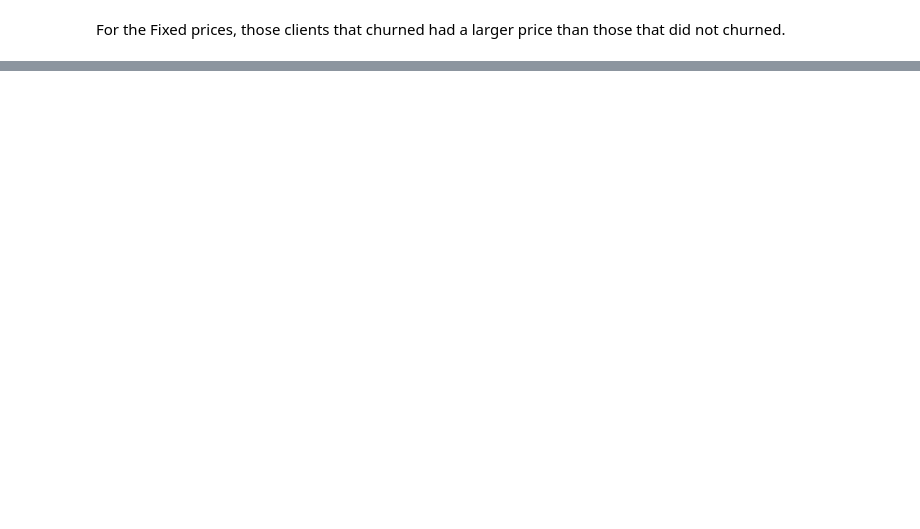
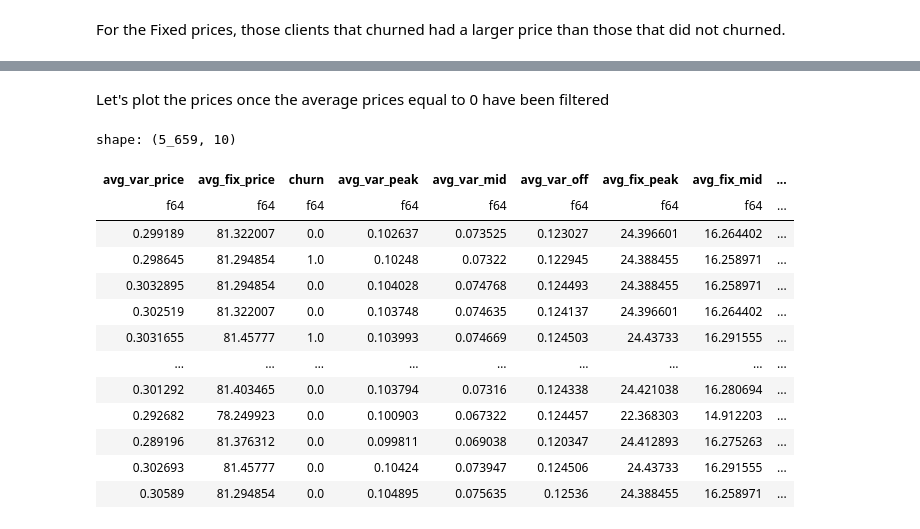
Before and after one commit to Ramon-PR/BCG-DataScience-The-Forage, a Jupyter notebook: nbs/Task2_Data_exploration.ipynb, the cells around one changed output, grey strips where cells are left out. Cells and saved outputs as stored; diff of their text form; code cells hidden in the pictures; blank space fills up the shorter version.

```diff
--- a/nbs/Task2_Data_exploration.ipynb
+++ b/nbs/Task2_Data_exploration.ipynb
@@ -607,0 +795,35 @@ For the Fixed prices, those clients that churned had a larger price than those t
+# %% [markdown]
+Let's plot the prices once the average prices equal to 0 have been filtered
+# %%
+df_filtered = df_avg.filter(
+    # (pl.col("avg_var_price")>0.0) & (pl.col("avg_fix_price")>0.0)
+    (pl.col("avg_var_peak")>0.0) & (pl.col("avg_var_mid")>0.0) & (pl.col("avg_var_off")>0.0)
+    ).select(
+        pl.col("avg_var_price"),
+        pl.col("avg_fix_price"),
+        pl.col("churn"),
+        pl.col("avg_var_peak"),
+        pl.col("avg_var_mid"),
+        pl.col("avg_var_off"),
+        pl.col("avg_fix_peak"),
+        pl.col("avg_fix_mid"),
+        pl.col("avg_fix_off"),
+        x=1
+        )
+
+display(df_filtered)
+# %% [output]
+shape: (5_659, 10)
+| avg_var_price | avg_fix_price | churn | avg_var_peak | avg_var_mid | avg_var_off | avg_fix_peak | avg_fix_mid | ... |
+| f64 | f64 | f64 | f64 | f64 | f64 | f64 | f64 | ... |
+| 0.299189 | 81.322007 | 0.0 | 0.102637 | 0.073525 | 0.123027 | 24.396601 | 16.264402 | ... |
+| 0.298645 | 81.294854 | 1.0 | 0.10248 | 0.07322 | 0.122945 | 24.388455 | 16.258971 | ... |
+| 0.3032895 | 81.294854 | 0.0 | 0.104028 | 0.074768 | 0.124493 | 24.388455 | 16.258971 | ... |
+| 0.302519 | 81.322007 | 0.0 | 0.103748 | 0.074635 | 0.124137 | 24.396601 | 16.264402 | ... |
+| 0.3031655 | 81.45777 | 1.0 | 0.103993 | 0.074669 | 0.124503 | 24.43733 | 16.291555 | ... |
+| … | … | … | … | … | … | … | … | ... |
+| 0.301292 | 81.403465 | 0.0 | 0.103794 | 0.07316 | 0.124338 | 24.421038 | 16.280694 | ... |
+| 0.292682 | 78.249923 | 0.0 | 0.100903 | 0.067322 | 0.124457 | 22.368303 | 14.912203 | ... |
+| 0.289196 | 81.376312 | 0.0 | 0.099811 | 0.069038 | 0.120347 | 24.412893 | 16.275263 | ... |
+| 0.302693 | 81.45777 | 0.0 | 0.10424 | 0.073947 | 0.124506 | 24.43733 | 16.291555 | ... |
+| 0.30589 | 81.294854 | 0.0 | 0.104895 | 0.075635 | 0.12536 | 24.388455 | 16.258971 | ... |
```
Also changed, not shown: parts of 29 cells of this notebook, 20 other files.
